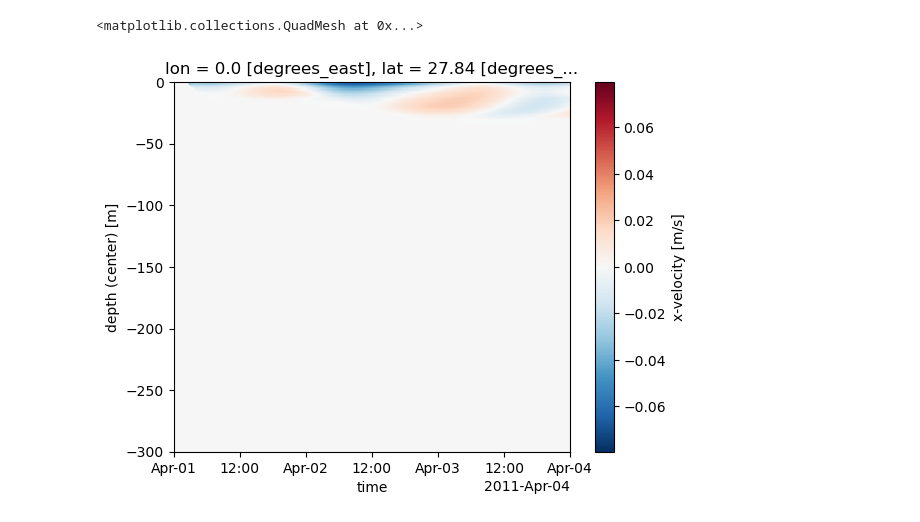
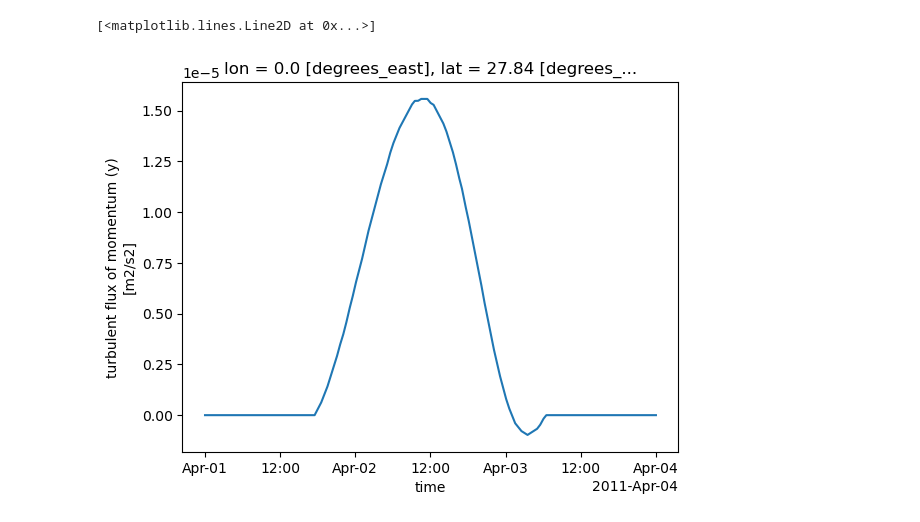
Before and after one commit to mrozowskamartaa/MOM6_SCM_Hurr, a Jupyter notebook: analysis/compare_with_GOTM/GOTM_analysis.ipynb, the cells around one changed output. Cells and saved outputs as stored; diff of their text form; code cells hidden in the pictures.

```diff
--- a/analysis/compare_with_GOTM/GOTM_analysis.ipynb
+++ b/analysis/compare_with_GOTM/GOTM_analysis.ipynb
@@ -6,5 +26,5 @@ ds = ds.isel(lat=0,lon=0)
 # %%
-ds.u.T.plot()
+ds.tauy.T[-1].plot()
 # %% [output]
-<matplotlib.collections.QuadMesh at 0x...>
+[<matplotlib.lines.Line2D at 0x...>]
-[figure, old version]
+[figure, new version]
```
Also changed, not shown: parts of 1 cell of this notebook, 3 other files.
